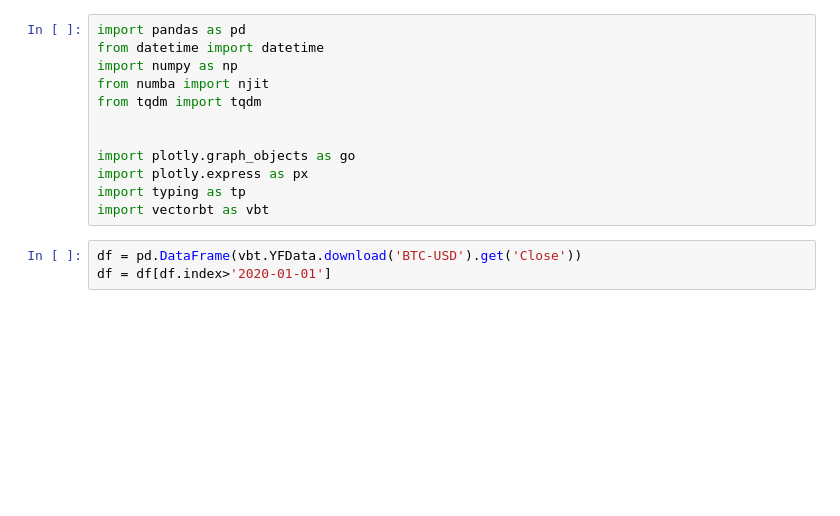
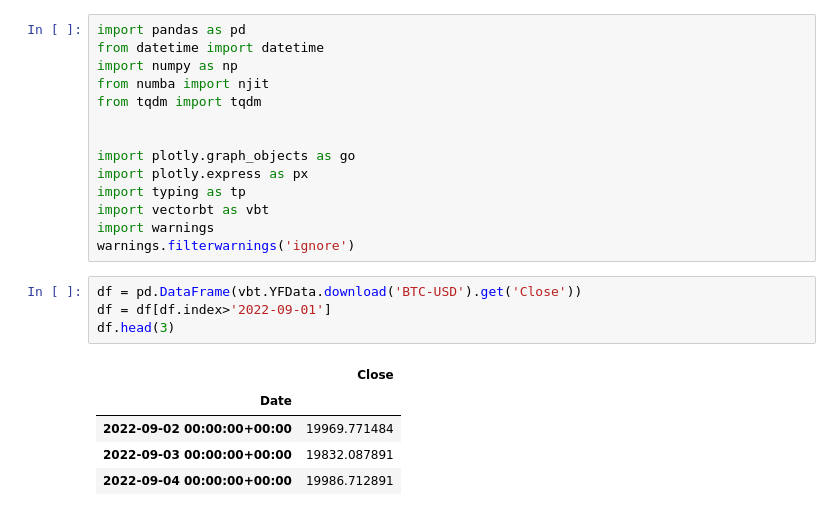
Before and after one commit to Cobasim/streamlit_yfinance, a Jupyter notebook: work_folder_temp/BTC_S2F_TESTS/Untitled.ipynb, the cells around one changed output. Drawn from its saved outputs; the diff is of its cells as text; blank space fills up the shorter version.

```diff
--- a/work_folder_temp/BTC_S2F_TESTS/Untitled.ipynb
+++ b/work_folder_temp/BTC_S2F_TESTS/Untitled.ipynb
@@ -10,6 +10,15 @@ import plotly.graph_objects as go
 import plotly.express as px
 import typing as tp
 import vectorbt as vbt
+import warnings
+warnings.filterwarnings('ignore')
 # %%
 df = pd.DataFrame(vbt.YFData.download('BTC-USD').get('Close'))
-df = df[df.index>'2020-01-01']
+df = df[df.index>'2022-09-01']
+df.head(3)
+# %% [output]
+|  | Close |
+| Date |  |
+| 2022-09-02 00:00:00+00:00 | 19969.771484 |
+| 2022-09-03 00:00:00+00:00 | 19832.087891 |
+| 2022-09-04 00:00:00+00:00 | 19986.712891 |
```
Also changed, not shown: parts of 5 cells of this notebook, 9 other files.
